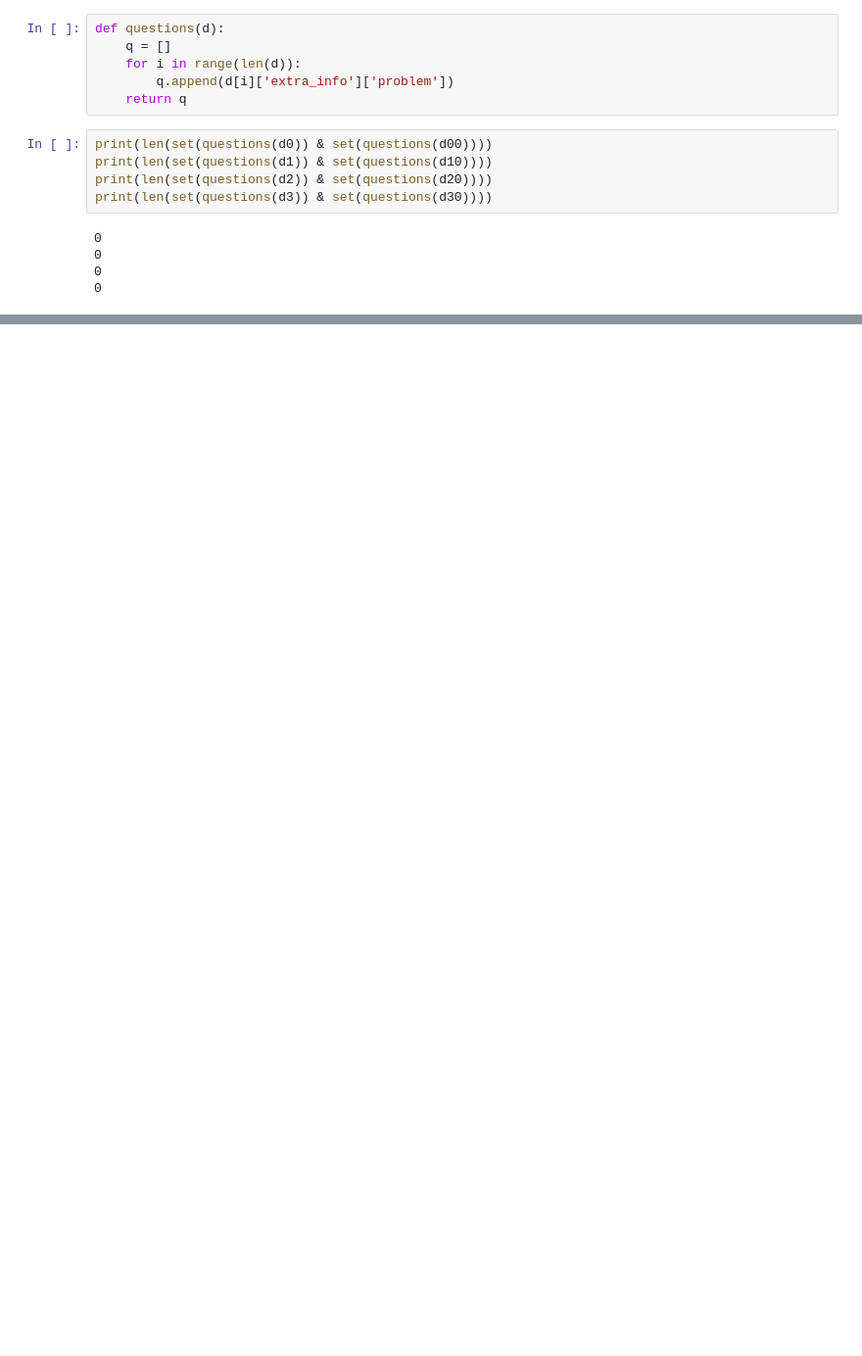
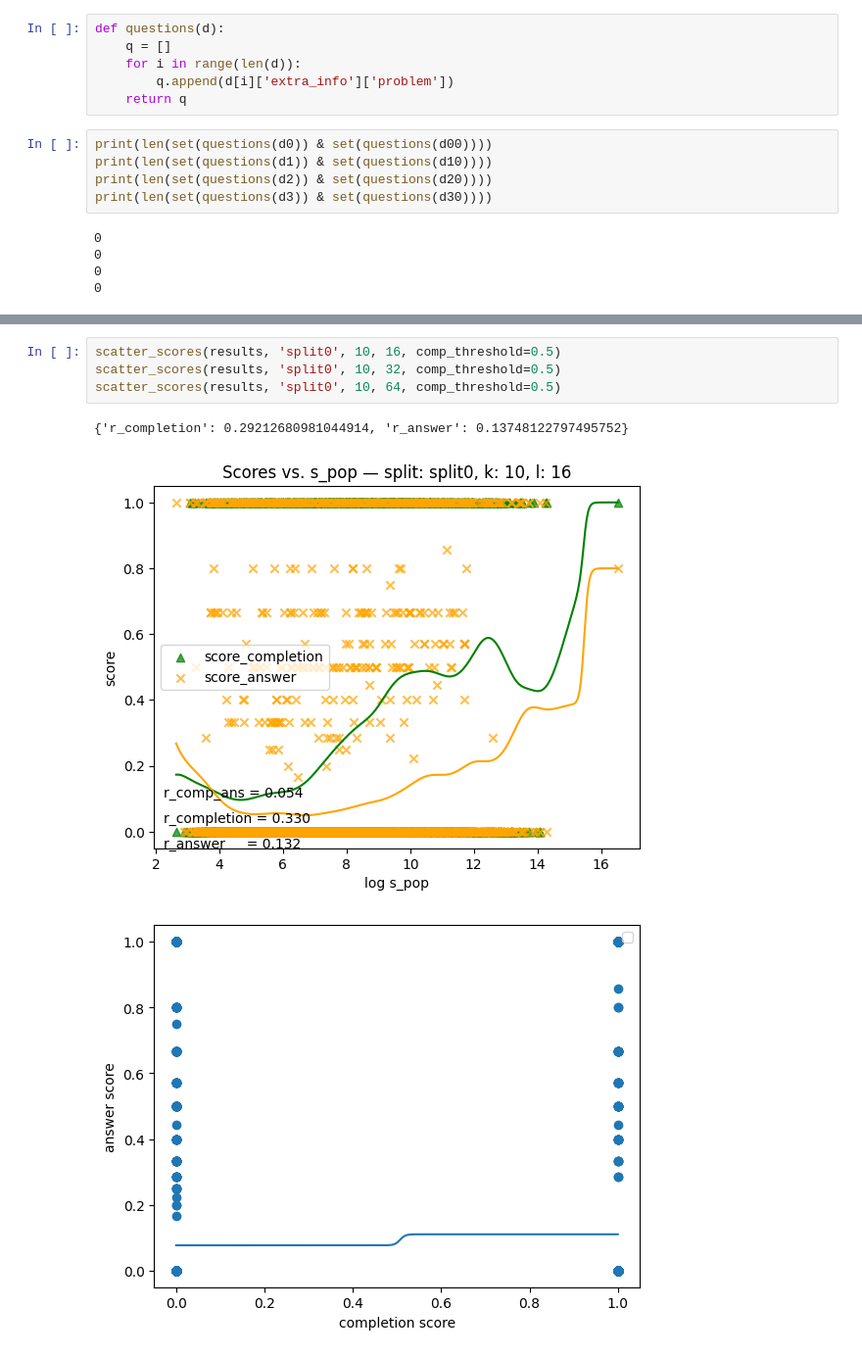
Before and after one commit to zhichul/robust_recall, a Jupyter notebook: experiments/0530_popqa/notebooks/data.ipynb, the cells around one changed output, grey strips where cells are left out. Shown at 98% size. Drawn from its saved outputs; the diff is of its cells as text; blank space fills up the shorter version.

```diff
--- a/experiments/0530_popqa/notebooks/data.ipynb
+++ b/experiments/0530_popqa/notebooks/data.ipynb
@@ -91,0 +503,8 @@ print(len(set(questions(d3)) & set(questions(d30))))
+# %%
+scatter_scores(results, 'split0', 10, 16, comp_threshold=0.5)
+scatter_scores(results, 'split0', 10, 32, comp_threshold=0.5)
+scatter_scores(results, 'split0', 10, 64, comp_threshold=0.5)
+# %% [output]
+{'r_completion': 0.29212680981044914, 'r_answer': 0.13748122797495752}
+[figure, added]
+[figure, added]
```
Also changed, not shown: parts of 35 cells of this notebook, 10 other files.
